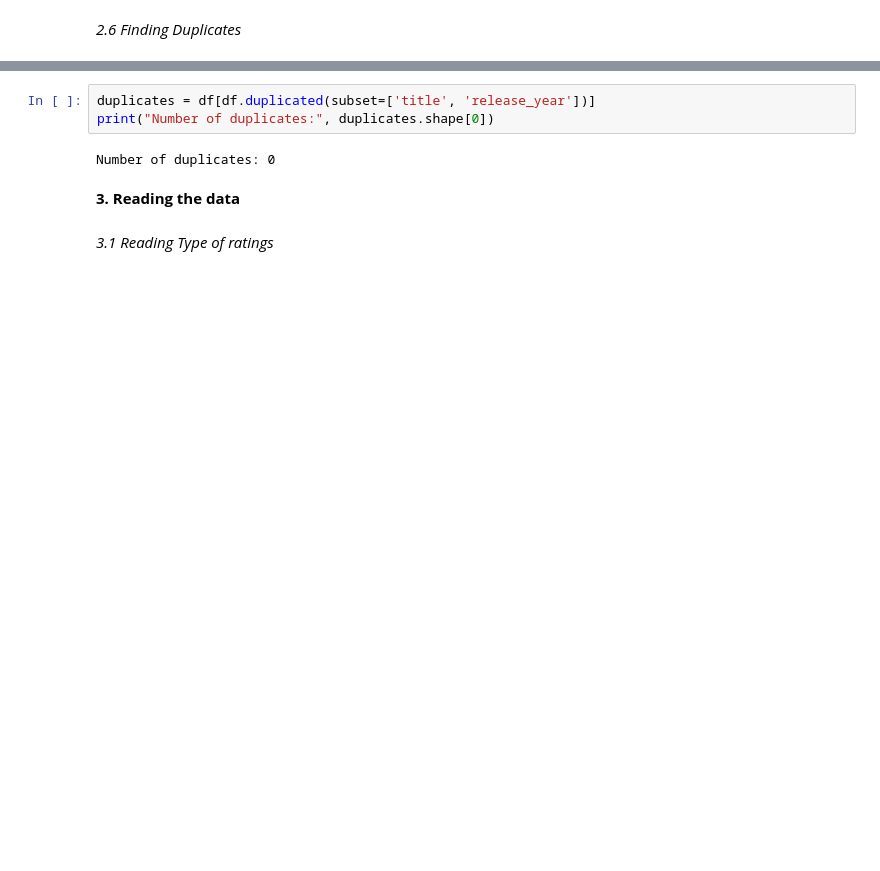
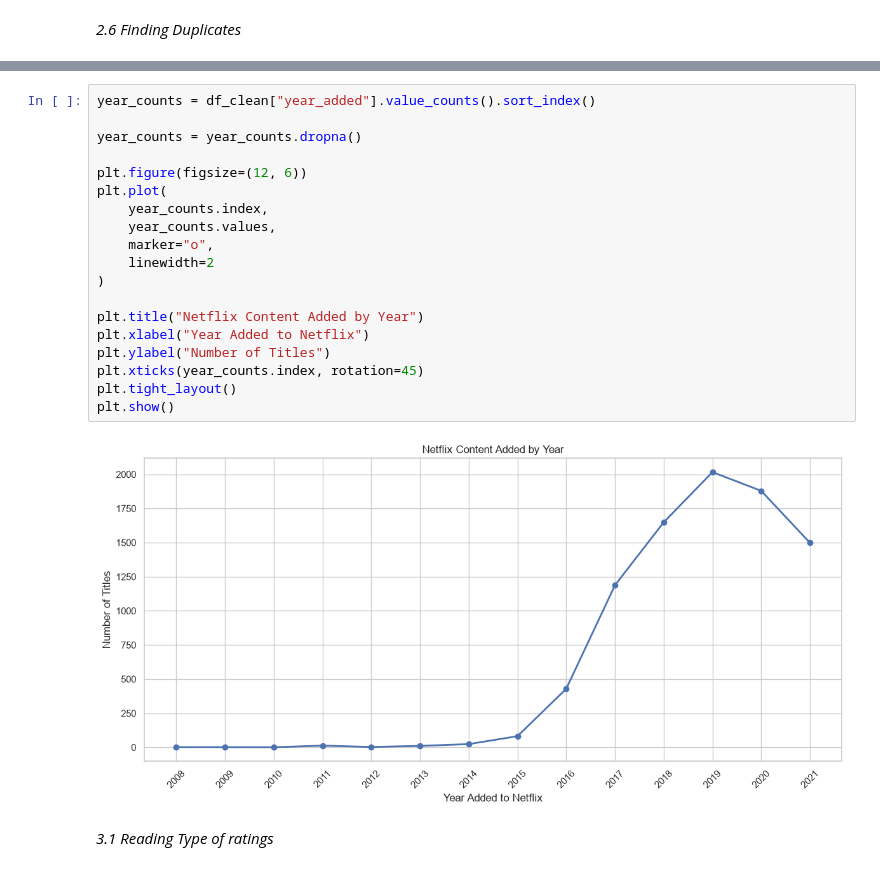
Before and after one commit to Nikithasri-712/exploratory-data-analysis-on-netfilx-streaming-trends, a Jupyter notebook: Programming.ipynb, the cells around one changed output, grey strips where cells are left out. Drawn from its saved outputs; the diff is of its cells as text; blank space fills up the shorter version.

```diff
--- a/Programming.ipynb
+++ b/Programming.ipynb
@@ -118,10 +240,24 @@ Number of duplicates: 0
 # %%
-duplicates = df[df.duplicated(subset=['title', 'release_year'])]
-print("Number of duplicates:", duplicates.shape[0])
+year_counts = df_clean["year_added"].value_counts().sort_index()
+
+year_counts = year_counts.dropna()
+
+plt.figure(figsize=(12, 6))
+plt.plot(
+    year_counts.index,
+    year_counts.values,
+    marker="o",
+    linewidth=2
+)
+
+plt.title("Netflix Content Added by Year")
+plt.xlabel("Year Added to Netflix")
+plt.ylabel("Number of Titles")
+plt.xticks(year_counts.index, rotation=45)
+plt.tight_layout()
+plt.show()
 # %% [output]
-Number of duplicates: 0
+[figure, added]
-# %% [markdown]
-**3. Reading the data**
 # %% [markdown]
 *3.1 Reading Type of ratings*
 # %%
```
Also changed, not shown: parts of 23 cells of this notebook, 1 other file.
